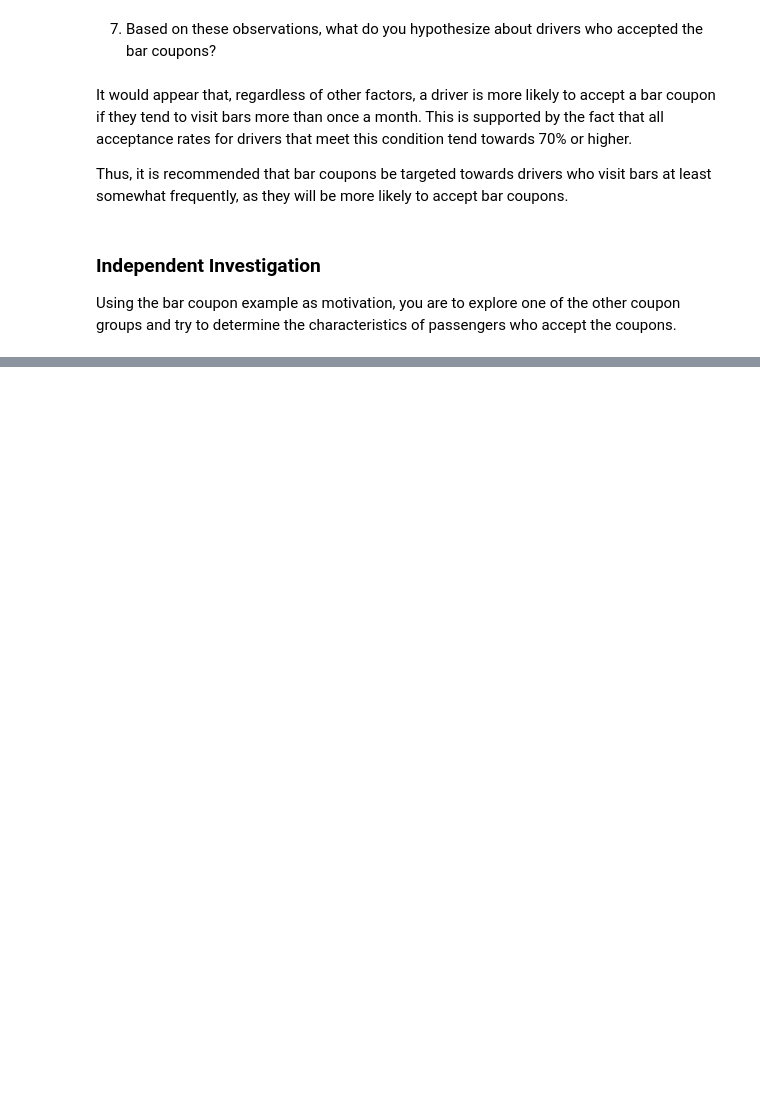
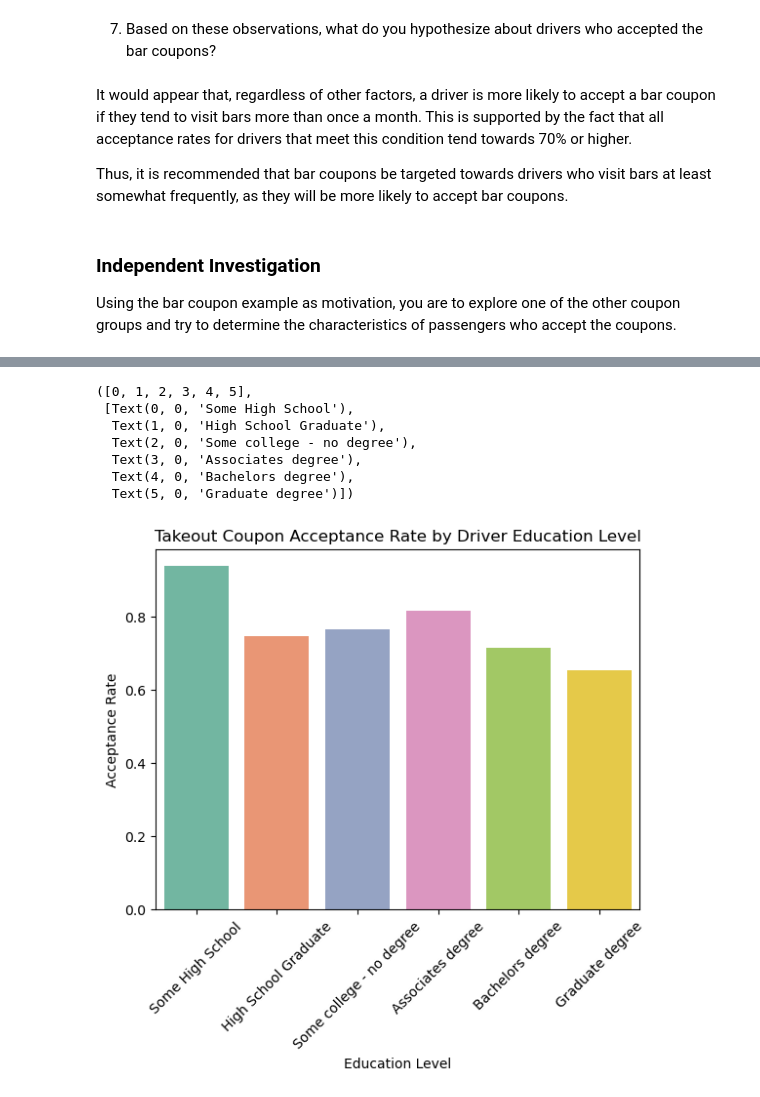
Before and after one commit to akramsabbah9/coupon-acceptance, a Jupyter notebook: prompt.ipynb, the cells around one changed output, grey strips where cells are left out. Drawn from its saved outputs; the diff is of its cells as text; code cells hidden in the pictures; blank space fills up the shorter version.

```diff
--- a/prompt.ipynb
+++ b/prompt.ipynb
@@ -463,0 +718,42 @@ Using the bar coupon example as motivation, you are to explore one of the other
+# %%
+# Making a graph for education
+
+# first, start with data
+educations = [
+    'Some High School',
+    'High School Graduate',
+    'Some college - no degree',
+    'Associates degree',
+    'Bachelors degree',
+    'Graduate degree (Masters or Doctorate)'
+]
+takeout_acceptance_by_education = []
+
+for education in educations:
+    takeout_acceptance_by_education.append(takeout_acceptance_rate(f'education == "{education}"'))
+
+# shorten graduate degree name for graph
+educations[-1] = 'Graduate degree'
+
+takeout_data_by_education = {
+    'Education': educations,
+    'Acceptance Rate': takeout_acceptance_by_education
+}
+
+takeout_education_dataframe = pd.DataFrame(takeout_data_by_education)
+
+# plot the times vs their acceptance rates with seaborn
+coupon_barplot = sns.barplot(data=takeout_education_dataframe, x='Education', y='Acceptance Rate', hue='Education', legend=False, palette='Set2')
+coupon_barplot.set_title('Takeout Coupon Acceptance Rate by Driver Education Level')
+coupon_barplot.set_xlabel('Education Level')
+coupon_barplot.set_ylabel('Acceptance Rate')
+plt.xticks(rotation=45)
+# %% [output]
+([0, 1, 2, 3, 4, 5],
+ [Text(0, 0, 'Some High School'),
+  Text(1, 0, 'High School Graduate'),
+  Text(2, 0, 'Some college - no degree'),
+  Text(3, 0, 'Associates degree'),
+  Text(4, 0, 'Bachelors degree'),
+  Text(5, 0, 'Graduate degree')])
+[figure, added]
```
Also changed, not shown: parts of 17 cells of this notebook.
